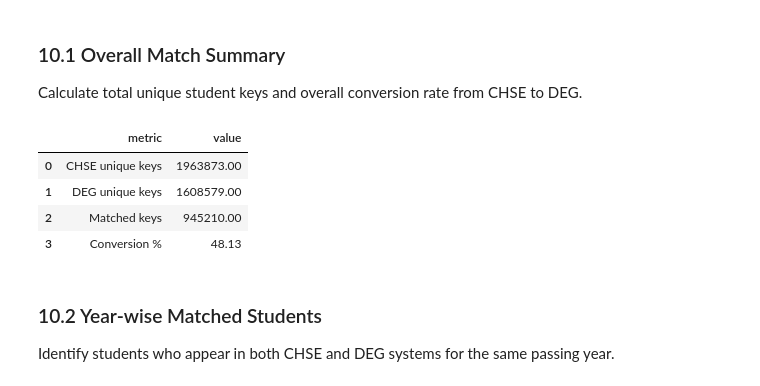
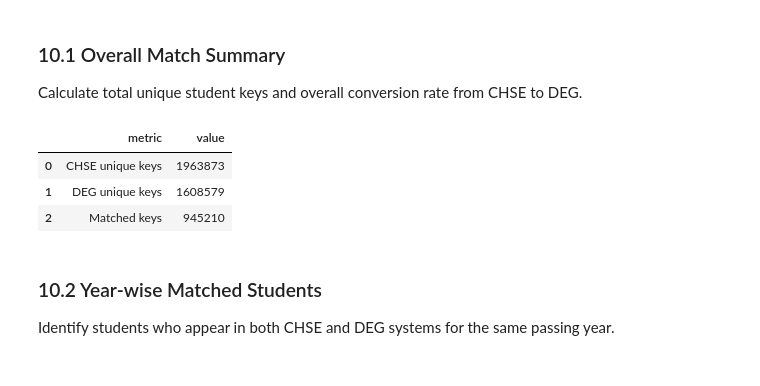
Before and after one commit to Data-Policy-and-Innovation-Centre/sams, a Jupyter notebook: notebooks/bse_chse_hss_deg_integration.ipynb, the cells around one changed output. Cells and saved outputs as stored; diff of their text form; code cells hidden in the pictures.

Commit message:
update for chse+deg and bse+hss integration

```diff
--- a/notebooks/bse_chse_hss_deg_integration.ipynb
+++ b/notebooks/bse_chse_hss_deg_integration.ipynb
@@ -538,22 +544,21 @@ deg_keys  = set(deg["student_key"])
 common_keys = chse_keys & deg_keys
 # %%
 pd.DataFrame({
-    "metric": ["CHSE unique keys", "DEG unique keys", "Matched keys", "Conversion %"],
+    "metric": ["CHSE unique keys", "DEG unique keys", "Matched keys"], #"Conversion %"],
     "value": [
         len(chse_keys),
         len(deg_keys),
         len(common_keys),
-        round(len(common_keys) / len(chse_keys) * 100, 2)
+        # round(len(common_keys) / len(chse_keys) * 100, 2)
     ]
 })
 
 # CHSE and DEG matches ACROSS THE YEARS
 # %% [output]
 |  | metric | value |
-| 0 | CHSE unique keys | 1963873.00 |
-| 1 | DEG unique keys | 1608579.00 |
-| 2 | Matched keys | 945210.00 |
-| 3 | Conversion % | 48.13 |
+| 0 | CHSE unique keys | 1963873 |
+| 1 | DEG unique keys | 1608579 |
+| 2 | Matched keys | 945210 |
 # %% [markdown]
 ### 10.2 Year-wise Matched Students
 
```
Also changed, not shown: parts of 18 cells of this notebook.
